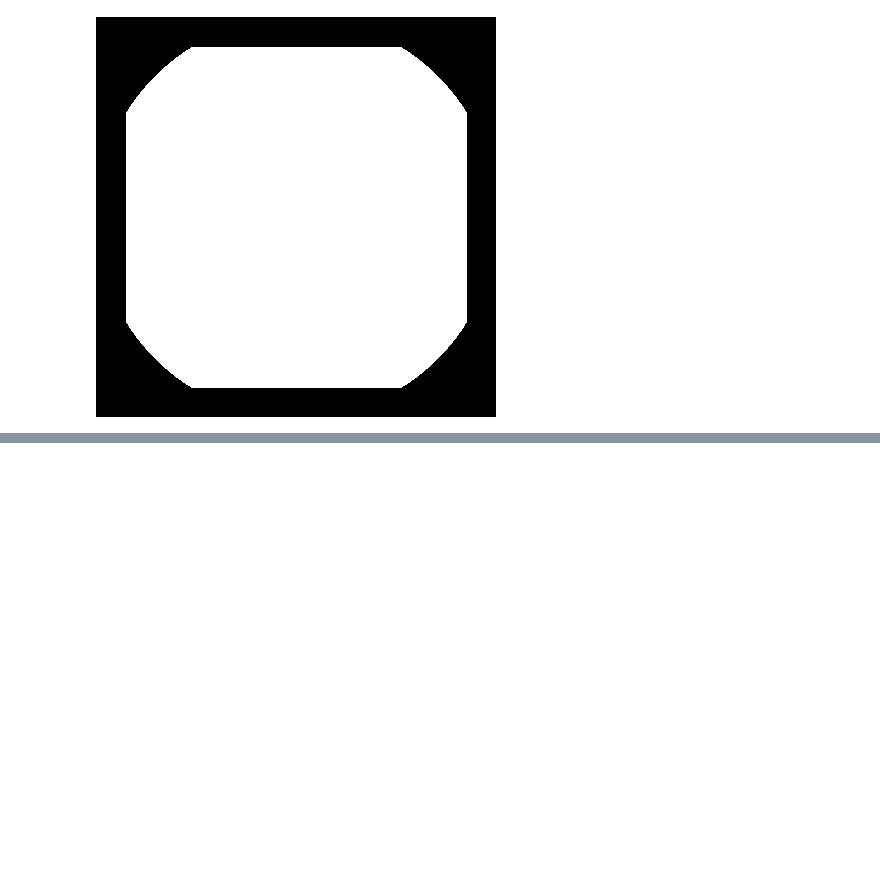
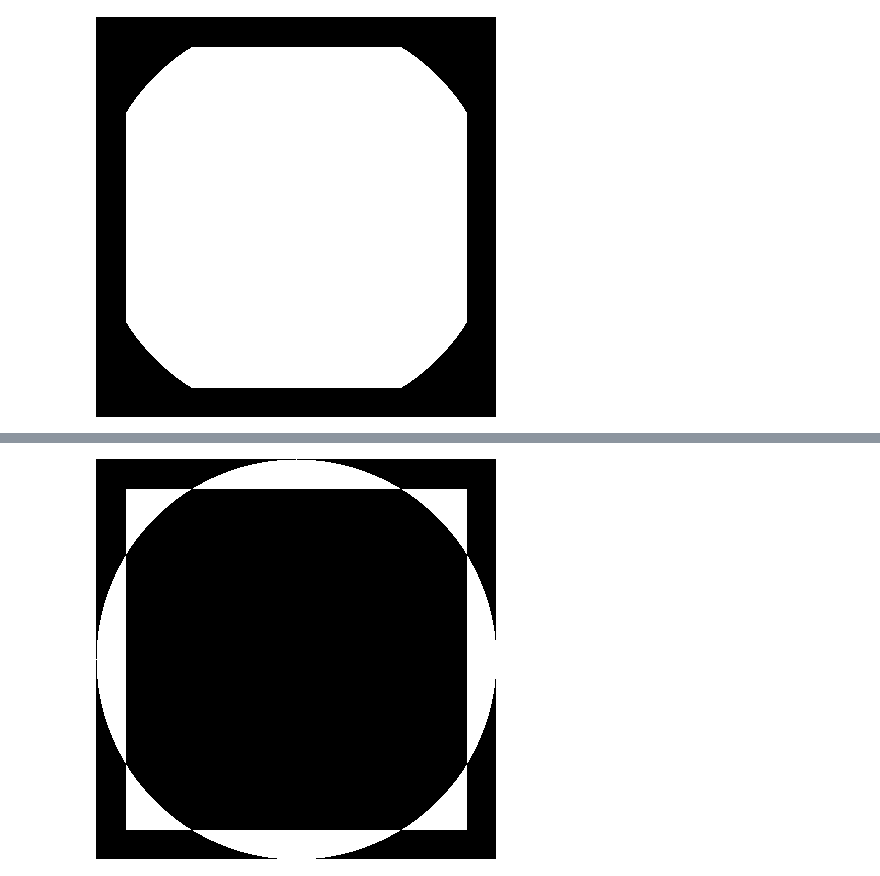
Before and after one commit to silvererudite/ML_algos_onSomeDatasets, a Jupyter notebook: openCV_tut.ipynb, the cells around one changed output, grey strips where cells are left out. Cells and saved outputs as stored; diff of their text form; code cells hidden in the pictures; blank space fills up the shorter version.

```diff
--- a/openCV_tut.ipynb
+++ b/openCV_tut.ipynb
@@ -161,0 +167,5 @@ cv2_imshow(bitwise_and)
+# %%
+bitwise_xor = cv.bitwise_xor(rectangle, circle)
+cv2_imshow(bitwise_xor)
+# %% [output]
+[figure, added]
```
Also changed, not shown: parts of 3 cells of this notebook.
